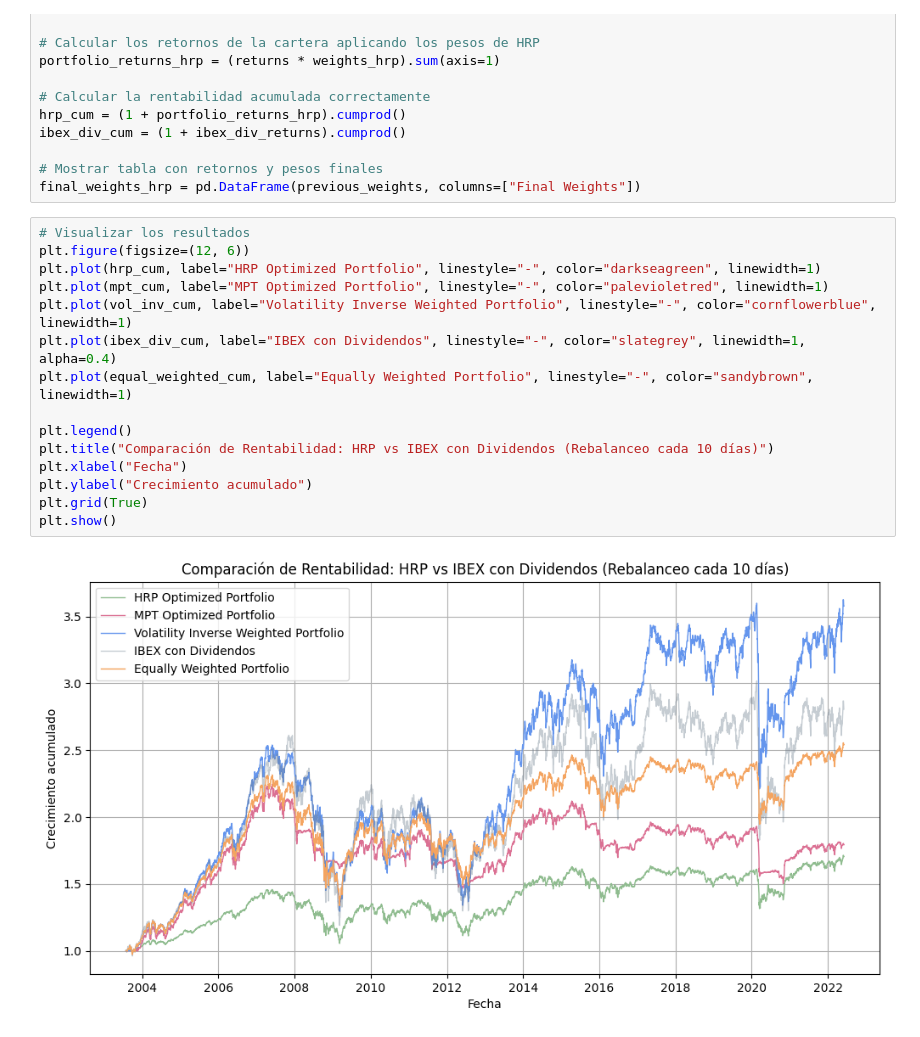
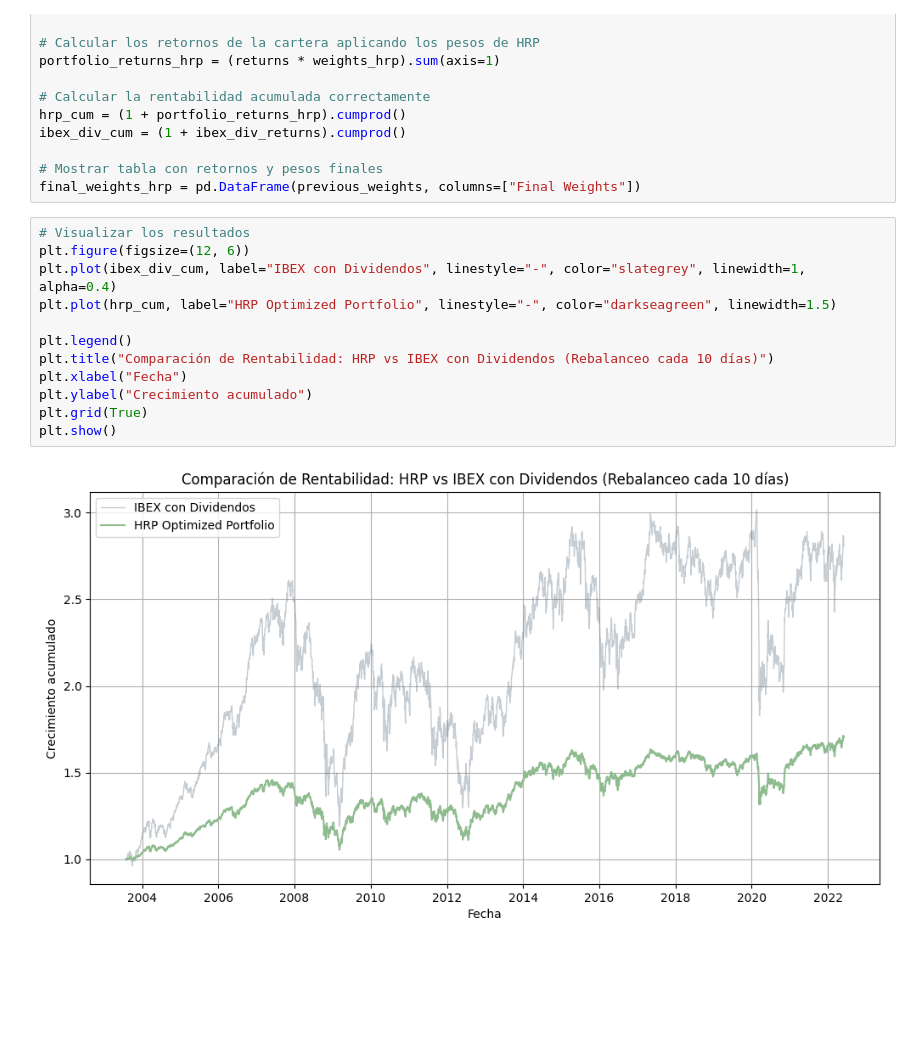
Before and after one commit to lucia-corsan/IAA-Finance, a Jupyter notebook: Labs/Lab 2/Lab2.ipynb, the cells around one changed output. Saved outputs shown, nothing was run; the diff lists cells and outputs as text; blank space fills up the shorter version.

```diff
--- a/Labs/Lab 2/Lab2.ipynb
+++ b/Labs/Lab 2/Lab2.ipynb
@@ -975,17 +950,14 @@ final_weights_hrp = pd.DataFrame(previous_weights, columns=["Final Weights"])
 # %%
 # Visualizar los resultados
 plt.figure(figsize=(12, 6))
-plt.plot(hrp_cum, label="HRP Optimized Portfolio", linestyle="-", color="darkseagreen", linewidth=1)
-plt.plot(mpt_cum, label="MPT Optimized Portfolio", linestyle="-", color="palevioletred", linewidth=1)
-plt.plot(vol_inv_cum, label="Volatility Inverse Weighted Portfolio", linestyle="-", color="cornflowerblue", linewidth=1)
 plt.plot(ibex_div_cum, label="IBEX con Dividendos", linestyle="-", color="slategrey", linewidth=1, alpha=0.4)
-plt.plot(equal_weighted_cum, label="Equally Weighted Portfolio", linestyle="-", color="sandybrown", linewidth=1)
+plt.plot(hrp_cum, label="HRP Optimized Portfolio", linestyle="-", color="darkseagreen", linewidth=1.5)
 
 plt.legend()
 plt.title("Comparación de Rentabilidad: HRP vs IBEX con Dividendos (Rebalanceo cada 10 días)")
 plt.xlabel("Fecha")
 plt.ylabel("Crecimiento acumulado")
 plt.grid(True)
 plt.show()
 # %% [output]
-[figure, old version]
+[figure, new version]
```
Also changed, not shown: parts of 10 cells of this notebook.
